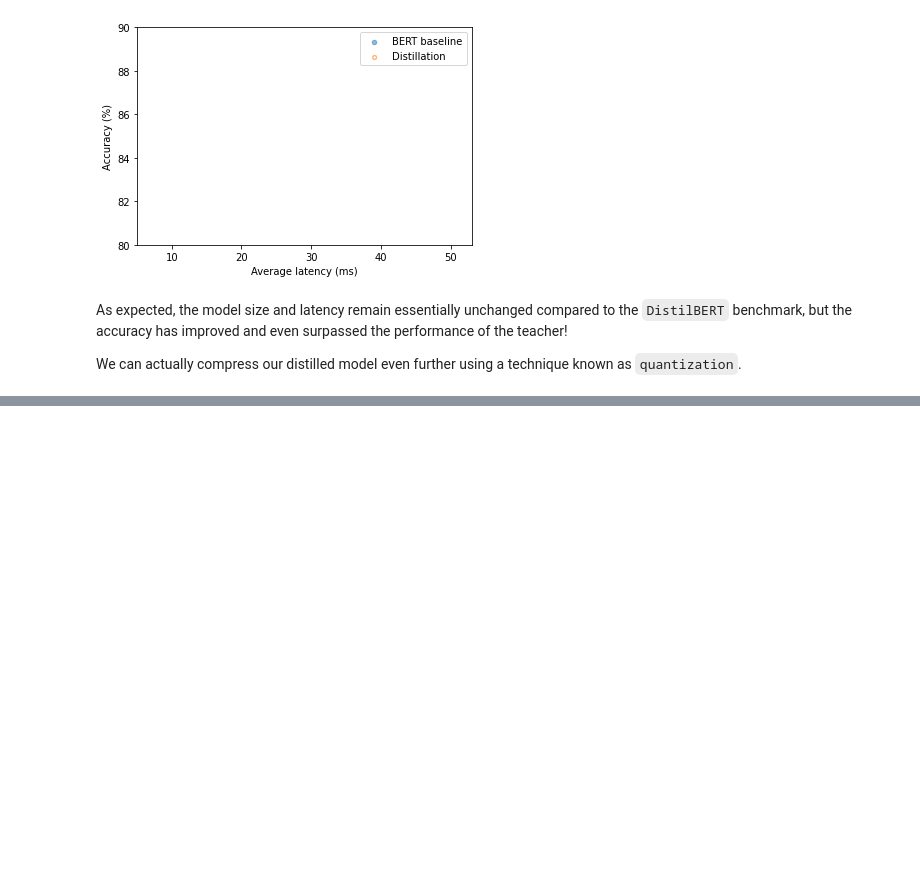
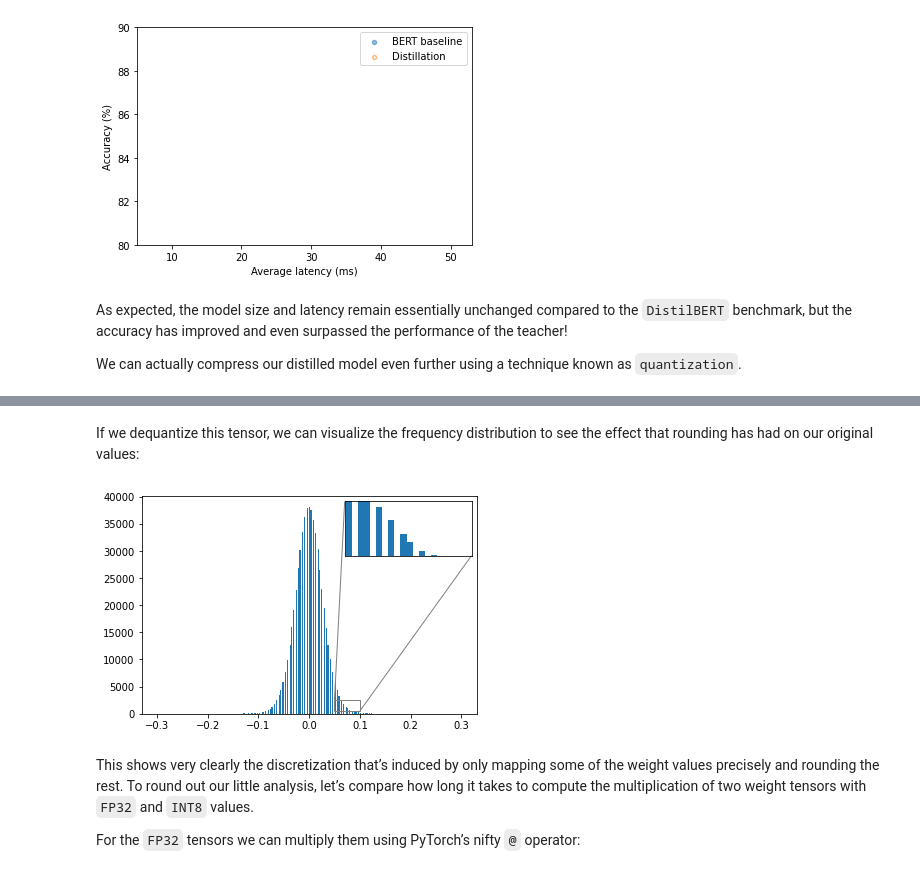
Before and after one commit to rahiakela/transformers-research-and-practice, a Jupyter notebook: natural-language-processing-with-transformers/05-making-transformers-efficient-in-production/02_case_study_intent_detection_with_quantization.ipynb, the cells around one changed output, grey strips where cells are left out. Drawn from its saved outputs; the diff is of its cells as text; code cells hidden in the pictures; blank space fills up the shorter version.

```diff
--- a/natural-language-processing-with-transformers/05-making-transformers-efficient-in-production/02_case_study_intent_detection_with_quantization.ipynb
+++ b/natural-language-processing-with-transformers/05-making-transformers-efficient-in-production/02_case_study_intent_detection_with_quantization.ipynb
@@ -769,0 +844,3 @@ known as `quantization`.
+# %%
+zero_point = 0
+scale = (weights.max() - weights.min()) / (127 - (-128))
@@ -769,0 +864,4 @@ known as `quantization`.
+# %%
+dtype = torch.qint8
+quantized_weights = quantize_per_tensor(weights, scale, zero_point, dtype)
+quantized_weights.int_repr()
@@ -769,0 +876,24 @@ known as `quantization`.
+# %% [markdown]
+If we dequantize this tensor, we can visualize the frequency distribution to see the effect that rounding has had on our original values:
+# %%
+# Create histogram
+fix, ax = plt.subplots()
+ax.hist(quantized_weights.dequantize().flatten().numpy(), bins=250, range=(-0.3, 0.3));
+
+# Create zoom inset
+axins = zoomed_inset_axes(ax, 5, loc="upper right")
+axins.hist(quantized_weights.dequantize().flatten().numpy(), bins=250, range=(-0.3, 0.3));
+
+x1, x2, y1, y2 = 0.05, 0.1, 500, 2500
+axins.set_xlim(x1, x2)
+axins.set_ylim(y1, y2)
+axins.axes.xaxis.set_visible(False)
+axins.axes.yaxis.set_visible(False)
+mark_inset(ax, axins, loc1=2, loc2=4, fc="none", ec="0.5")
+plt.show()
+# %% [output]
+[figure, added]
+# %% [markdown]
+This shows very clearly the discretization that’s induced by only mapping some of the weight values precisely and rounding the rest. To round out our little analysis, let’s compare how long it takes to compute the multiplication of two weight tensors with `FP32` and `INT8` values.
+
+For the `FP32` tensors we can multiply them using PyTorch’s nifty `@` operator:
```
Also changed, not shown: parts of 24 cells of this notebook.
